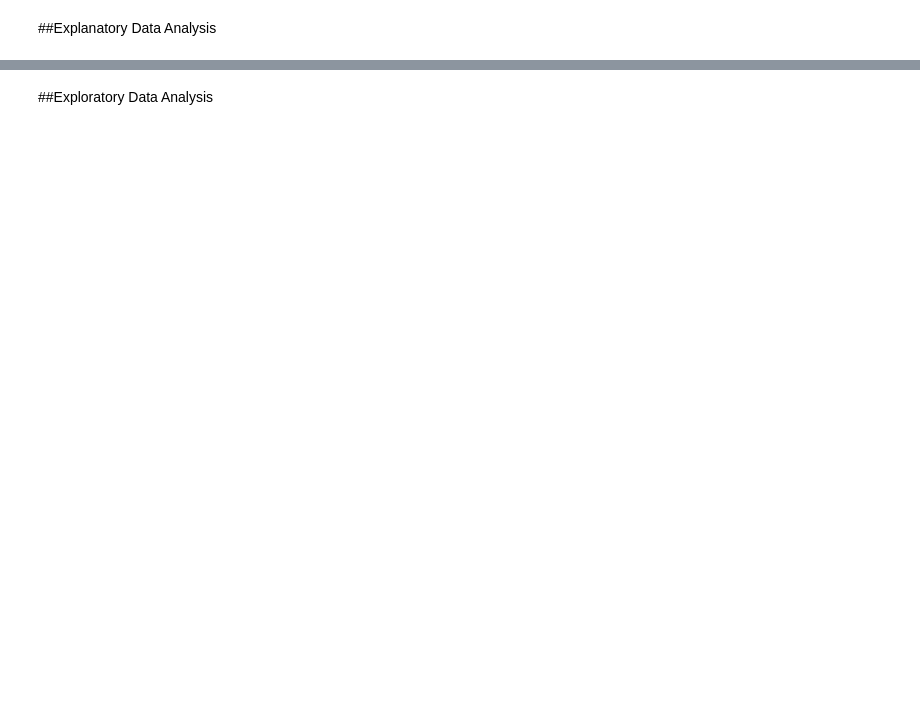
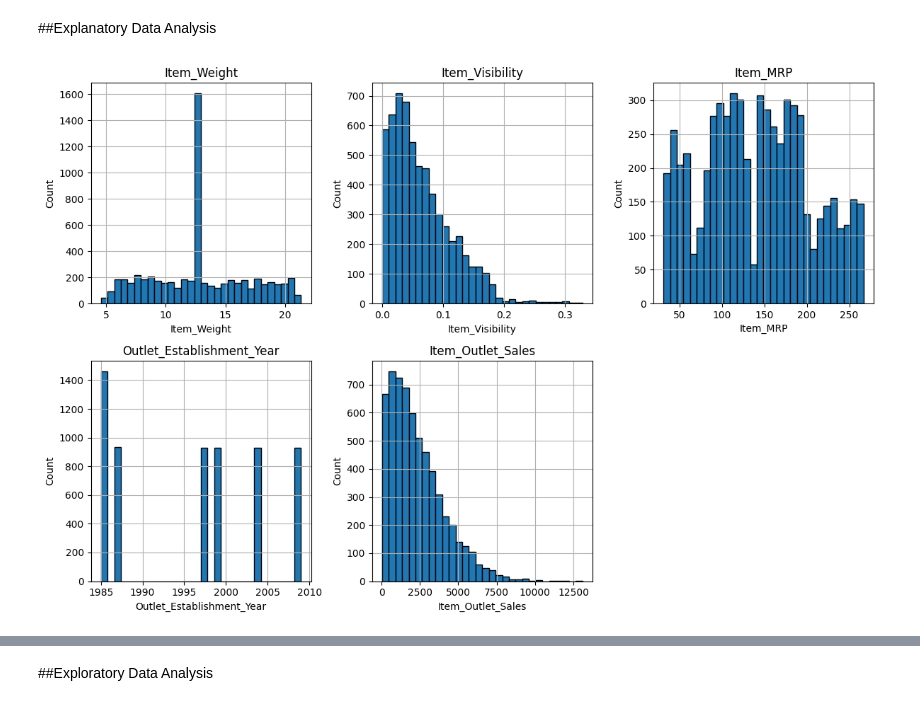
Before and after one commit to OleFlow/Prediction-of-Product-Sales, a Jupyter notebook: Prediction_of_Product_Sales.ipynb, the cells around one changed output, grey strips where cells are left out. Saved outputs shown, nothing was run; the diff lists cells and outputs as text; code cells hidden in the pictures; blank space fills up the shorter version.

```diff
--- a/Prediction_of_Product_Sales.ipynb
+++ b/Prediction_of_Product_Sales.ipynb
@@ -126,3 +129,20 @@ Item_Outlet_Sales            2322.688445
 dtype: float64
 # %% [markdown]
 ##Explanatory Data Analysis
+# %%
+#Histograms to view the distributions of numerical features in your dataset.
+numerical_features = df.select_dtypes(include=['int64', 'float64']).columns
+
+# Plot histograms
+plt.figure(figsize=(12, 8))
+for i, feature in enumerate(numerical_features, 1):
+    plt.subplot(2, 3, i)
+    df[feature].hist(bins=30, edgecolor='k')
+    plt.title(feature)
+    plt.xlabel(feature)
+    plt.ylabel('Count')
+
+plt.tight_layout()
+plt.show()
+# %% [output]
+[figure, added]
```
Also changed, not shown: parts of 6 cells of this notebook.
